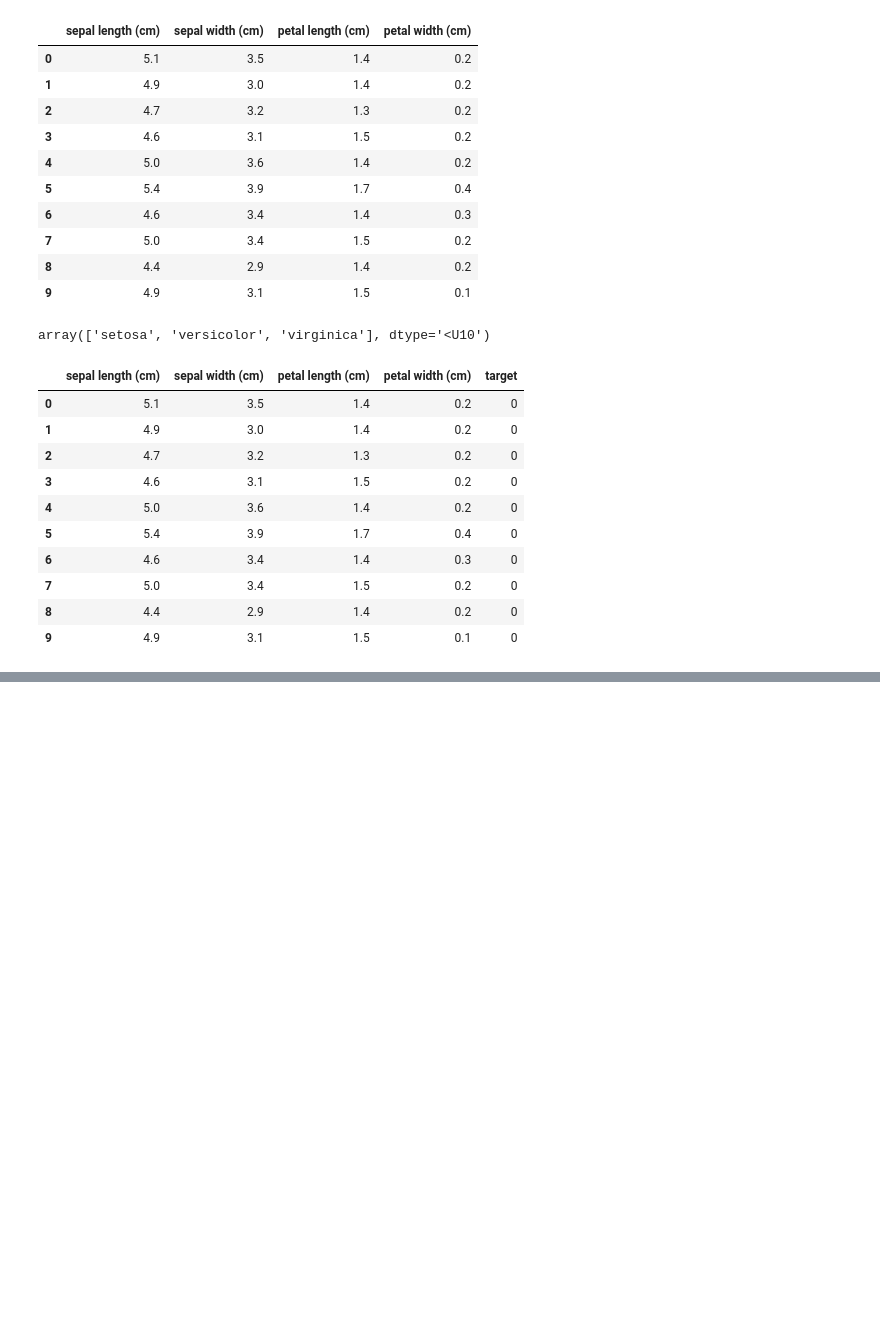
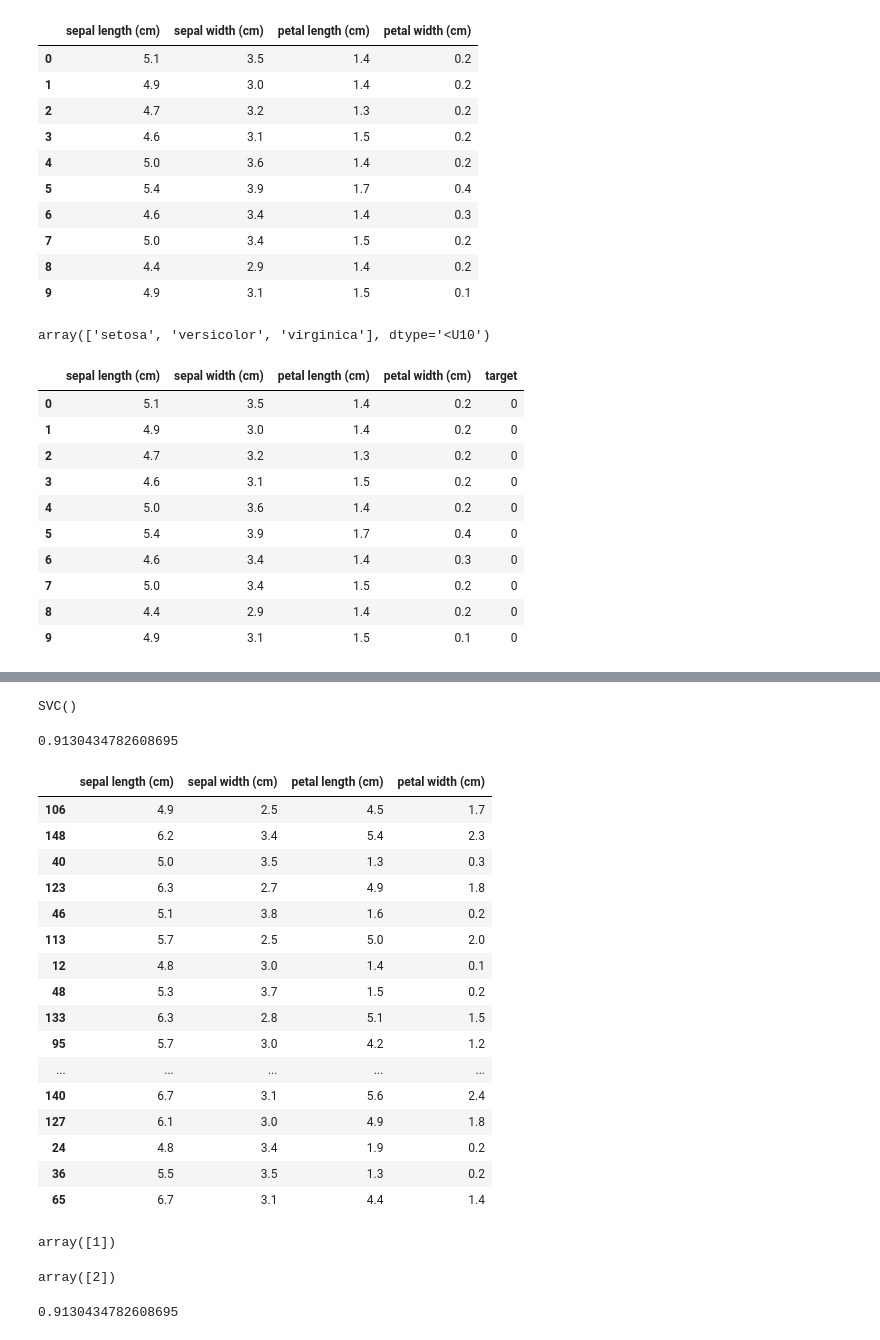
Before and after one commit to ahmedcurious/Data-Science-Work, a Jupyter notebook: Machine_Learning/11_Support_Vector_Machine/file.ipynb, the cells around one changed output, grey strips where cells are left out. Drawn from its saved outputs; the diff is of its cells as text; code cells hidden in the pictures; blank space fills up the shorter version.

```diff
--- a/Machine_Learning/11_Support_Vector_Machine/file.ipynb
+++ b/Machine_Learning/11_Support_Vector_Machine/file.ipynb
@@ -162,0 +237,42 @@ model
+# %%
+model.fit(x_train,y_train)
+# %% [output]
+SVC()
+# %%
+model.score(x_test,y_test)
+# %% [output]
+0.9130434782608695
+# %%
+x_test
+# %% [output]
+|  | sepal length (cm) | sepal width (cm) | petal length (cm) | petal width (cm) |
+| 106 | 4.9 | 2.5 | 4.5 | 1.7 |
+| 148 | 6.2 | 3.4 | 5.4 | 2.3 |
+| 40 | 5.0 | 3.5 | 1.3 | 0.3 |
+| 123 | 6.3 | 2.7 | 4.9 | 1.8 |
+| 46 | 5.1 | 3.8 | 1.6 | 0.2 |
+| 113 | 5.7 | 2.5 | 5.0 | 2.0 |
+| 12 | 4.8 | 3.0 | 1.4 | 0.1 |
+| 48 | 5.3 | 3.7 | 1.5 | 0.2 |
+| 133 | 6.3 | 2.8 | 5.1 | 1.5 |
+| 95 | 5.7 | 3.0 | 4.2 | 1.2 |
+| ... | ... | ... | ... | ... |
+| 140 | 6.7 | 3.1 | 5.6 | 2.4 |
+| 127 | 6.1 | 3.0 | 4.9 | 1.8 |
+| 24 | 4.8 | 3.4 | 1.9 | 0.2 |
+| 36 | 5.5 | 3.5 | 1.3 | 0.2 |
+| 65 | 6.7 | 3.1 | 4.4 | 1.4 |
+# %%
+model.predict([[5.8,2.7,3.9,1.2]])
+# %% [output]
+array([1])
+# %%
+model.predict([[6.4,3.1,5.5,1.8]])
+# %% [output]
+array([2])
+# %%
+model_C = SVC(C=10)
+model_C.fit(x_train,y_train)
+model_C.score(x_test,y_test)
+# %% [output]
+0.9130434782608695
```
Also changed, not shown: parts of 16 cells of this notebook, 3 other files.
